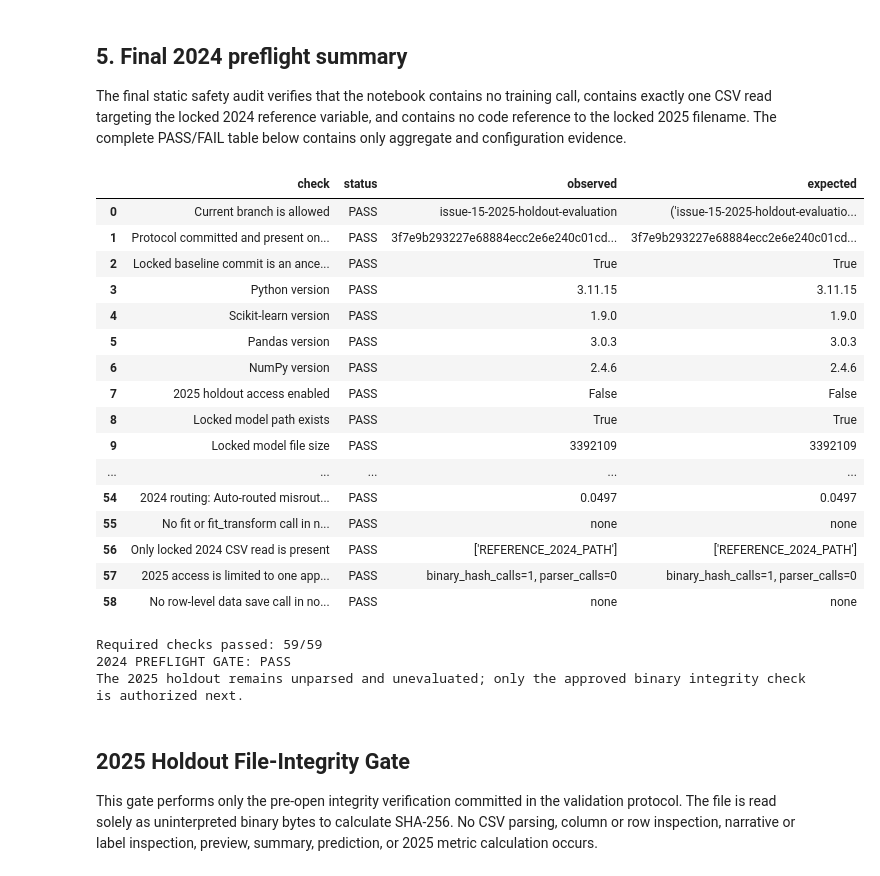
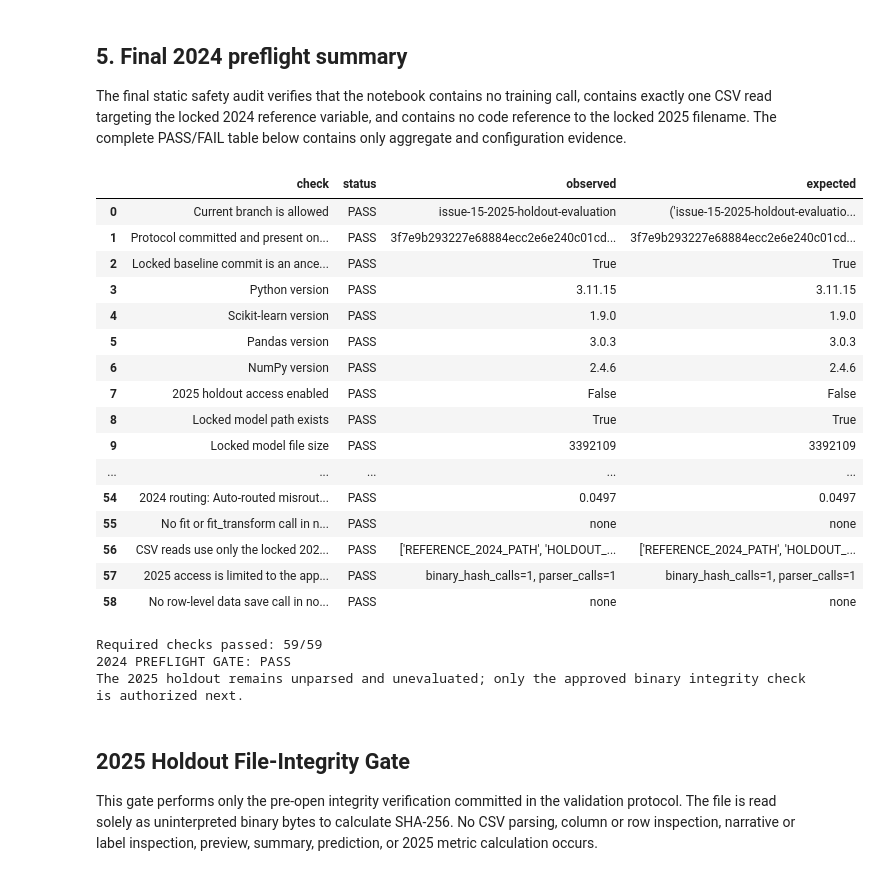
Before and after one commit to rihua-tech/financial-complaint-auto-routing-nlp, a Jupyter notebook: notebooks/07_2025_out_of_time_validation.ipynb, the cells around one changed output. Drawn from its saved outputs; the diff is of its cells as text; code cells hidden in the pictures.

```diff
--- a/notebooks/07_2025_out_of_time_validation.ipynb
+++ b/notebooks/07_2025_out_of_time_validation.ipynb
@@ -650,17 +652,17 @@ record_check(
     "none",
 )
 record_check(
-    "Only locked 2024 CSV read is present",
-    csv_read_arguments == ["REFERENCE_2024_PATH"],
+    "CSV reads use only the locked 2024 and 2025 sources",
+    csv_read_arguments == ["REFERENCE_2024_PATH", "HOLDOUT_2025_PATH"],
     csv_read_arguments,
-    ["REFERENCE_2024_PATH"],
+    ["REFERENCE_2024_PATH", "HOLDOUT_2025_PATH"],
 )
 
 record_check(
-    "2025 access is limited to one approved binary SHA-256 call",
-    len(approved_holdout_hash_calls) == 1 and not holdout_parser_calls,
+    "2025 access is limited to the approved hash and one locked CSV load",
+    len(approved_holdout_hash_calls) == 1 and len(holdout_parser_calls) == 1 and holdout_parser_calls[0][1] == "read_csv",
     f"binary_hash_calls={len(approved_holdout_hash_calls)}, parser_calls={len(holdout_parser_calls)}",
-    "binary_hash_calls=1, parser_calls=0",
+    "binary_hash_calls=1, parser_calls=1",
 )
 
 save_call_names = {"to_csv", "to_parquet", "to_pickle", "to_json", "save", "savez", "dump"}
@@ -676,35 +678,35 @@ record_check(
     row_level_save_calls or "none",
     "none",
 )
 
 stop_if_failed("Final 2024 preflight safety audit")
 preflight_table = pd.DataFrame(check_records)
 display(preflight_table)
 
 all_checks_passed = bool(preflight_table["status"].eq("PASS").all())
 if not all_checks_passed:
     raise RuntimeError("2024 preflight gate FAILED. The 2025 holdout must remain unopened.")
 
 print(f"Required checks passed: {len(preflight_table)}/{len(preflight_table)}")
 print("2024 PREFLIGHT GATE: PASS")
 print("The 2025 holdout remains unparsed and unevaluated; only the approved binary integrity check is authorized next.")
 # %% [output]
 |  | check | status | observed | expected |
 | 0 | Current branch is allowed | PASS | issue-15-2025-holdout-evaluation | ('issue-15-2025-holdout-evaluatio... |
 | 1 | Protocol committed and present on... | PASS | 3f7e9b293227e68884ecc2e6e240c01cd... | 3f7e9b293227e68884ecc2e6e240c01cd... |
 | 2 | Locked baseline commit is an ance... | PASS | True | True |
 | 3 | Python version | PASS | 3.11.15 | 3.11.15 |
 | 4 | Scikit-learn version | PASS | 1.9.0 | 1.9.0 |
 | 5 | Pandas version | PASS | 3.0.3 | 3.0.3 |
 | 6 | NumPy version | PASS | 2.4.6 | 2.4.6 |
 | 7 | 2025 holdout access enabled | PASS | False | False |
 | 8 | Locked model path exists | PASS | True | True |
 | 9 | Locked model file size | PASS | 3392109 | 3392109 |
 | ... | ... | ... | ... | ... |
 | 54 | 2024 routing: Auto-routed misrout... | PASS | 0.0497 | 0.0497 |
 | 55 | No fit or fit_transform call in n... | PASS | none | none |
-| 56 | Only locked 2024 CSV read is present | PASS | ['REFERENCE_2024_PATH'] | ['REFERENCE_2024_PATH'] |
-| 57 | 2025 access is limited to one app... | PASS | binary_hash_calls=1, parser_calls=0 | binary_hash_calls=1, parser_calls=0 |
+| 56 | CSV reads use only the locked 202... | PASS | ['REFERENCE_2024_PATH', 'HOLDOUT_... | ['REFERENCE_2024_PATH', 'HOLDOUT_... |
+| 57 | 2025 access is limited to the app... | PASS | binary_hash_calls=1, parser_calls=1 | binary_hash_calls=1, parser_calls=1 |
 | 58 | No row-level data save call in no... | PASS | none | none |
 Required checks passed: 59/59
 2024 PREFLIGHT GATE: PASS
```
Also changed, not shown: parts of 14 cells of this notebook.
